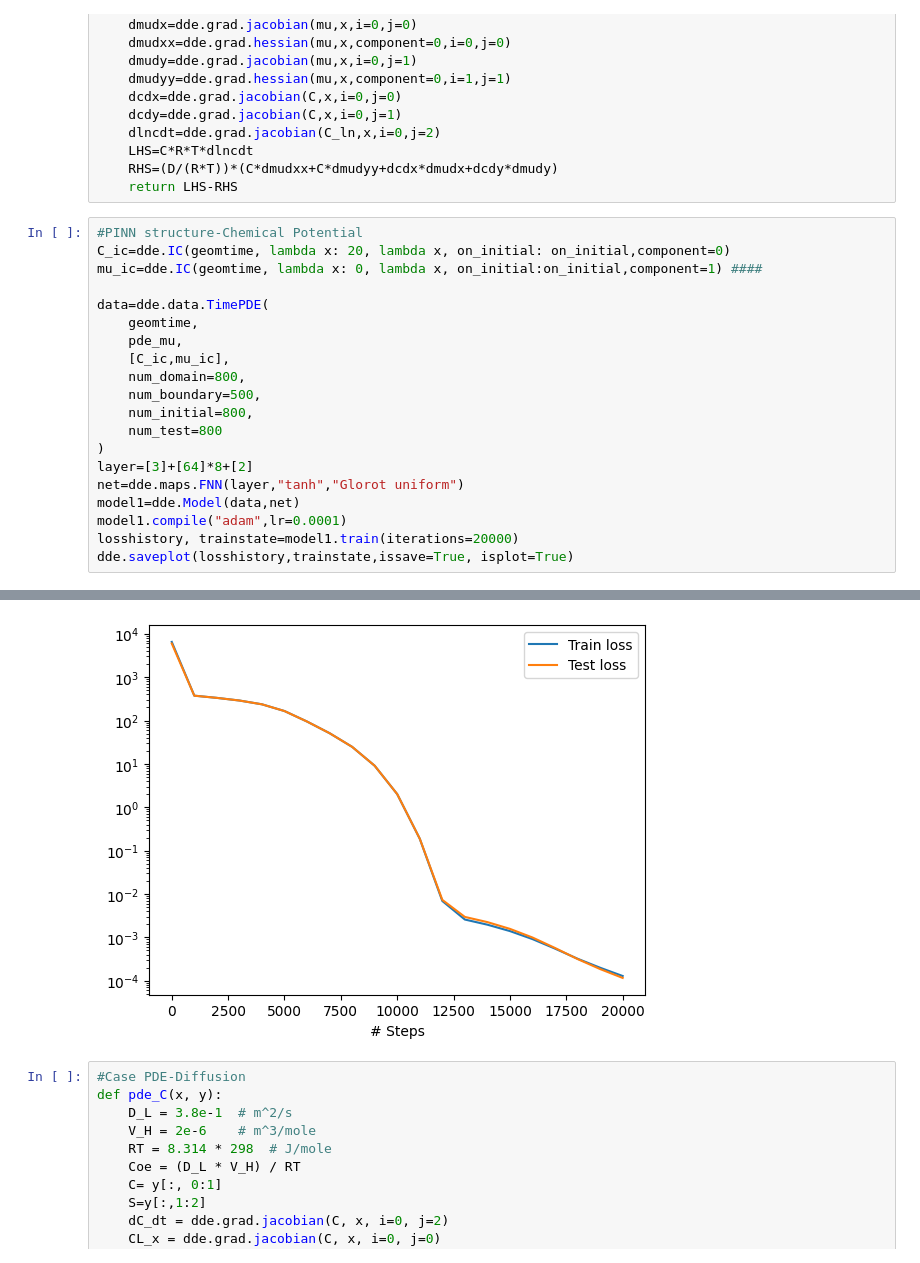
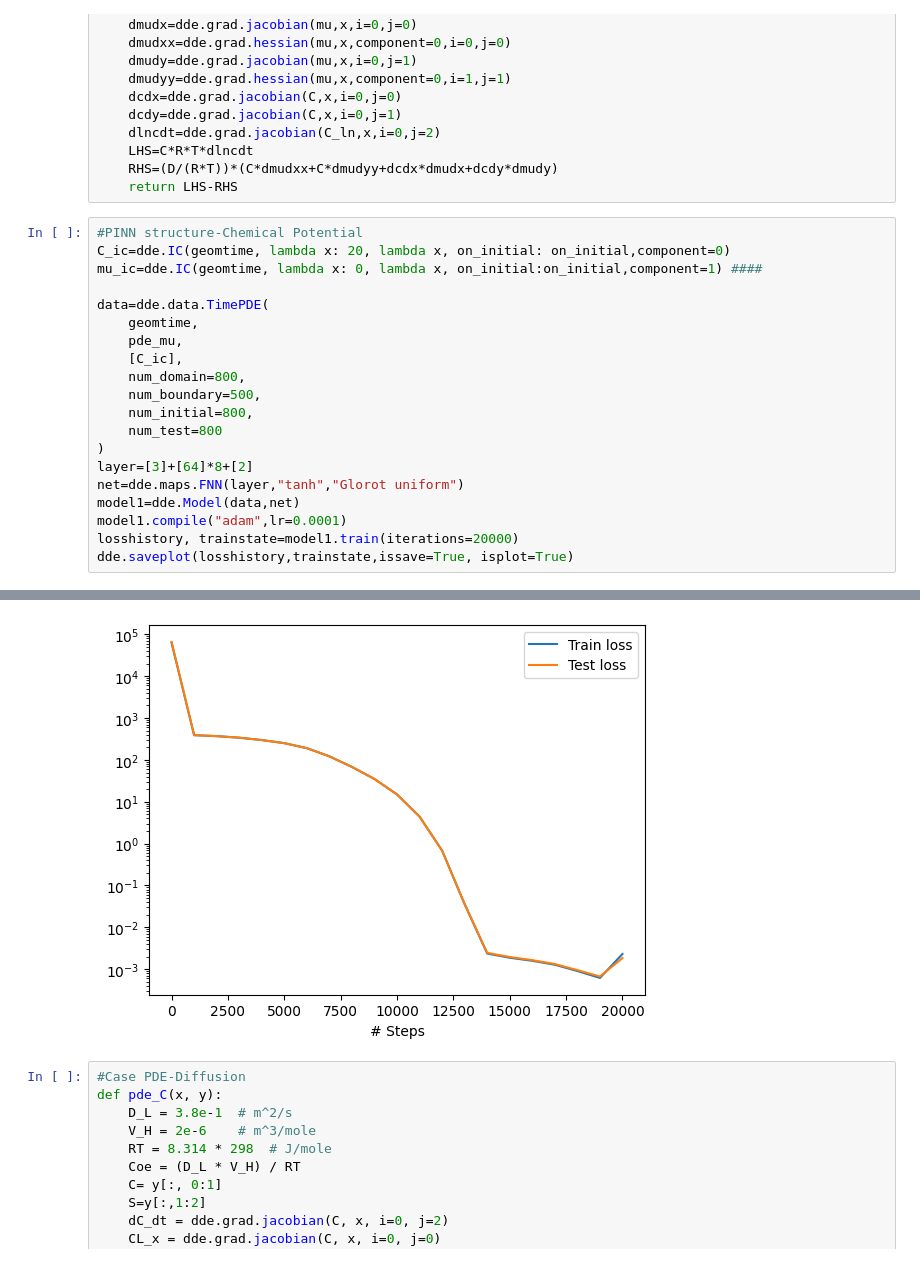
Before and after one commit to Daniel19993099/PINN_testing, a Jupyter notebook: PINN_0.2.16.ipynb, the cells around one changed output, grey strips where cells are left out. Cells and saved outputs as stored; diff of their text form.

```diff
--- a/PINN_0.2.16.ipynb
+++ b/PINN_0.2.16.ipynb
@@ -71,7 +71,7 @@ mu_ic=dde.IC(geomtime, lambda x: 0, lambda x, on_initial:on_initial,component=1)
 data=dde.data.TimePDE(
     geomtime,
     pde_mu,
-    [C_ic,mu_ic],
+    [C_ic],
     num_domain=800,
     num_boundary=500,
     num_initial=800,
@@ -100,8 +100,8 @@ lambda x, on: np.array([on_boundary(x[i], on[i]) for i in range(len(x))])
 
 Saving loss history to c:\Users\yesda\Tiedostot\PINN_testing\loss.dat ...
 Saving training data to c:\Users\yesda\Tiedostot\PINN_testing\train.dat ...
 Saving test data to c:\Users\yesda\Tiedostot\PINN_testing\test.dat ...
-[figure, old version]
+[figure, new version]
 # %%
 #Case PDE-Diffusion
 def pde_C(x, y):
```
Also changed, not shown: parts of 3 cells of this notebook, 11 other files.
